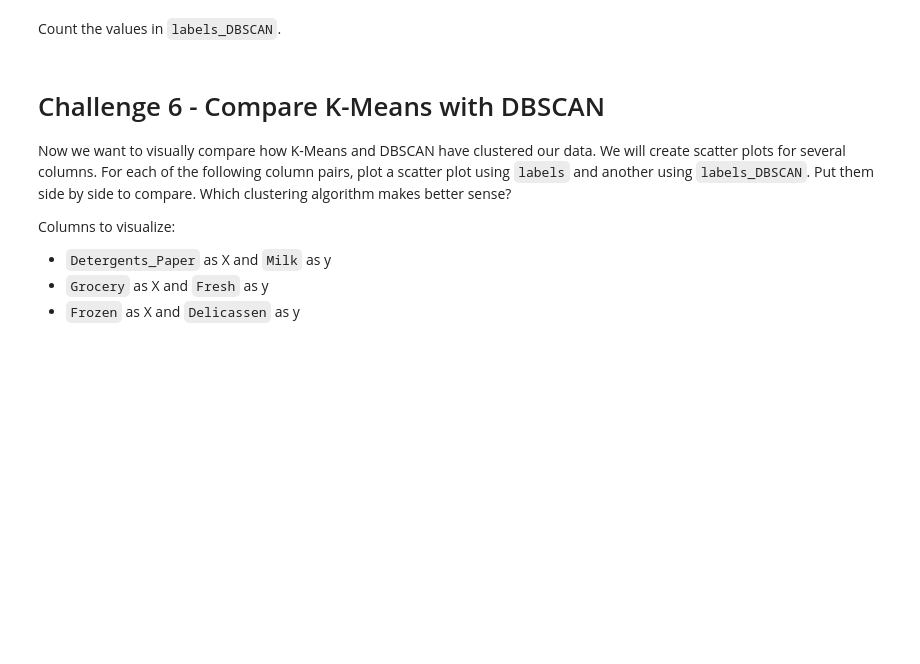
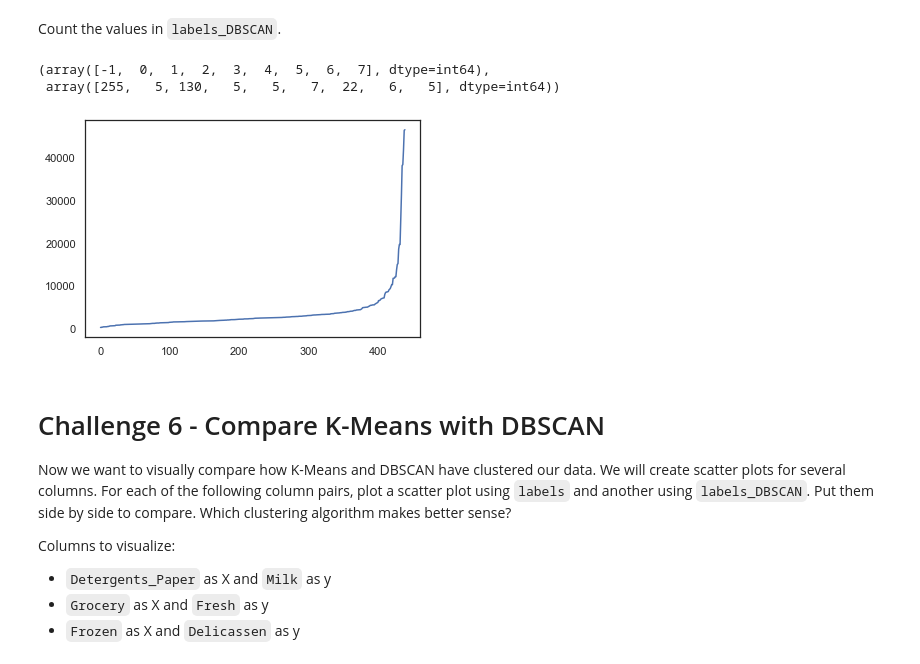
Before and after one commit to Ironhack-Data-Madrid-Mayo-2022/7.4-lab-unsupervised-learning, a Jupyter notebook: your-code/main.ipynb, the cells around one changed output. Saved outputs shown, nothing was run; the diff lists cells and outputs as text; code cells hidden in the pictures; blank space fills up the shorter version.

```diff
--- a/your-code/main.ipynb
+++ b/your-code/main.ipynb
@@ -233,3 +232,23 @@ Count the values in `labels_DBSCAN`.
+# %%
+# Your code here
+dbscan = DBSCAN(eps = 0.5, min_samples = 5)
+dbscan.fit(customers_norm)
+customers['labels_DBSCAN'] = dbscan.labels_
+# %%
+np.unique(dbscan.labels_, return_counts = True)
+# %% [output]
+(array([-1,  0,  1,  2,  3,  4,  5,  6,  7], dtype=int64),
+ array([255,   5, 130,   5,   5,   7,  22,   6,   5], dtype=int64))
+# %%
+neigh = NearestNeighbors(n_neighbors = 2)
+nbrs = neigh.fit(customers)
+distances, indices = nbrs.kneighbors(customers)
+# %%
+distances = np.sort(distances, axis = 0)
+distances = distances[:,1]
+plt.plot(distances);
+# %% [output]
+[figure, added]
 # %% [markdown]
 # Challenge 6 - Compare K-Means with DBSCAN
 
```
Also changed, not shown: parts of 2 cells of this notebook.
